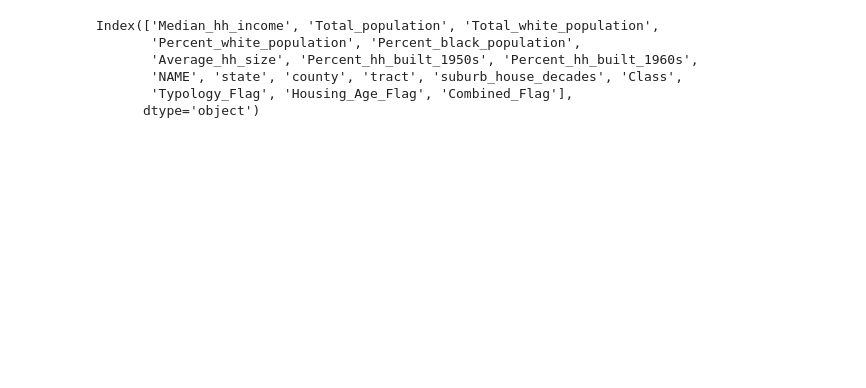
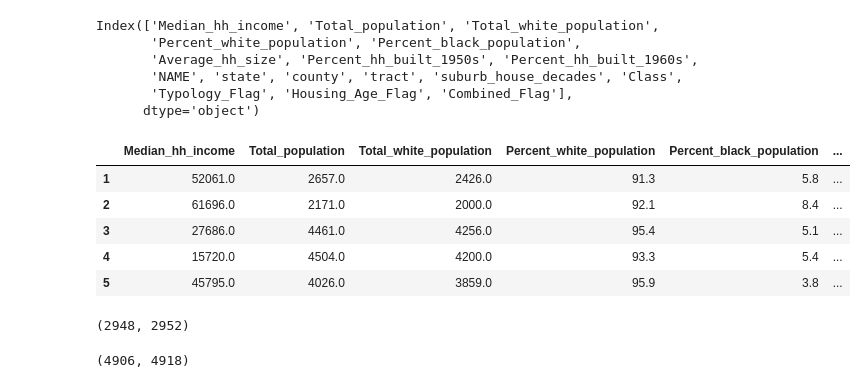
Before and after one commit to ericenglin/suburbs-analysis, a Jupyter notebook: EDA/Census EDA.ipynb, the cells around one changed output. Cells and saved outputs as stored; diff of their text form; code cells hidden in the pictures; blank space fills up the shorter version.

```diff
--- a/EDA/Census EDA.ipynb
+++ b/EDA/Census EDA.ipynb
@@ -155,7 +160,17 @@ Index(['Median_hh_income', 'Total_population', 'Total_white_population',
        'Typology_Flag', 'Housing_Age_Flag', 'Combined_Flag'],
       dtype='object')
 # %%
-df_ohio['GEOID']=df_ohio['state']+df_ohio['']
+df_ohio['GEOID']=df_ohio['state']+df_ohio['county']+df_ohio['tract']
+df_ny['GEOID']=df_ny['state']+df_ny['county']+df_ny['tract']
+# %%
+df_ohio.head()
+# %% [output]
+|  | Median_hh_income | Total_population | Total_white_population | Percent_white_population | Percent_black_population | ... |
+| 1 | 52061.0 | 2657.0 | 2426.0 | 91.3 | 5.8 | ... |
+| 2 | 61696.0 | 2171.0 | 2000.0 | 92.1 | 8.4 | ... |
+| 3 | 27686.0 | 4461.0 | 4256.0 | 95.4 | 5.1 | ... |
+| 4 | 15720.0 | 4504.0 | 4200.0 | 93.3 | 5.4 | ... |
+| 5 | 45795.0 | 4026.0 | 3859.0 | 95.9 | 3.8 | ... |
 # %%
 df_ohio.to_csv("Ohio_census_data.csv")
 # %%
@@ -162,0 +181,8 @@ df_ny.to_csv("New_York_census_data.csv")
+# %%
+len(ohio_bound), len(df_ohio)
+# %% [output]
+(2948, 2952)
+# %%
+len(ny_bound), len(df_ny)
+# %% [output]
+(4906, 4918)
```
Also changed, not shown: parts of 5 cells of this notebook, 10 other files.
